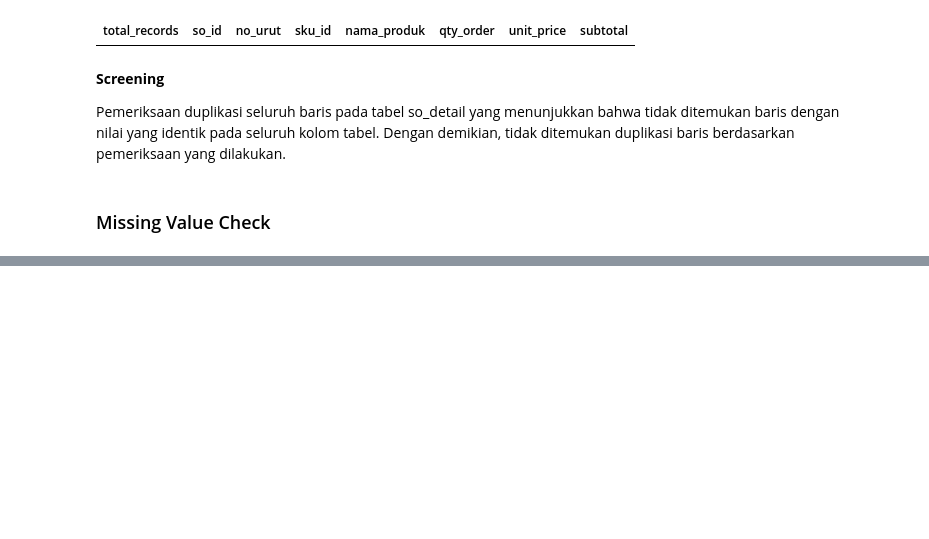
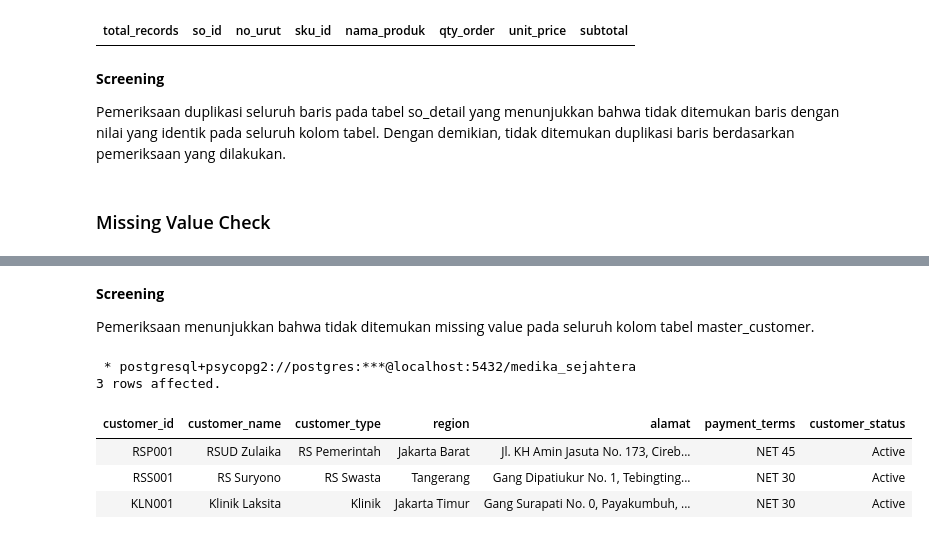
Before and after one commit to Rpfitrah/return-analysis-medika-sejahtera, a Jupyter notebook: Notebook/01_data_understanding.ipynb, the cells around one changed output, grey strips where cells are left out. Saved outputs shown, nothing was run; the diff lists cells and outputs as text; code cells hidden in the pictures; blank space fills up the shorter version.

Commit message:
missing value check

```diff
--- a/Notebook/01_data_understanding.ipynb
+++ b/Notebook/01_data_understanding.ipynb
@@ -1129,0 +1630,18 @@ FROM
+# %% [markdown]
+**Screening**
+
+Pemeriksaan menunjukkan bahwa tidak ditemukan missing value pada seluruh kolom tabel master_customer.
+# %%
+%%sql
+
+SELECT *
+FROM
+    master_customer
+LIMIT 3
+# %% [output]
+ * postgresql+psycopg2://postgres:***@localhost:5432/medika_sejahtera
+3 rows affected.
+| customer_id | customer_name | customer_type | region | alamat | payment_terms | customer_status |
+| RSP001 | RSUD Zulaika | RS Pemerintah | Jakarta Barat | Jl. KH Amin Jasuta No. 173, Cireb... | NET 45 | Active |
+| RSS001 | RS Suryono | RS Swasta | Tangerang | Gang Dipatiukur No. 1, Tebingting... | NET 30 | Active |
+| KLN001 | Klinik Laksita | Klinik | Jakarta Timur | Gang Surapati No. 0, Payakumbuh, ... | NET 30 | Active |
```
Also changed, not shown: parts of 6 cells of this notebook.
